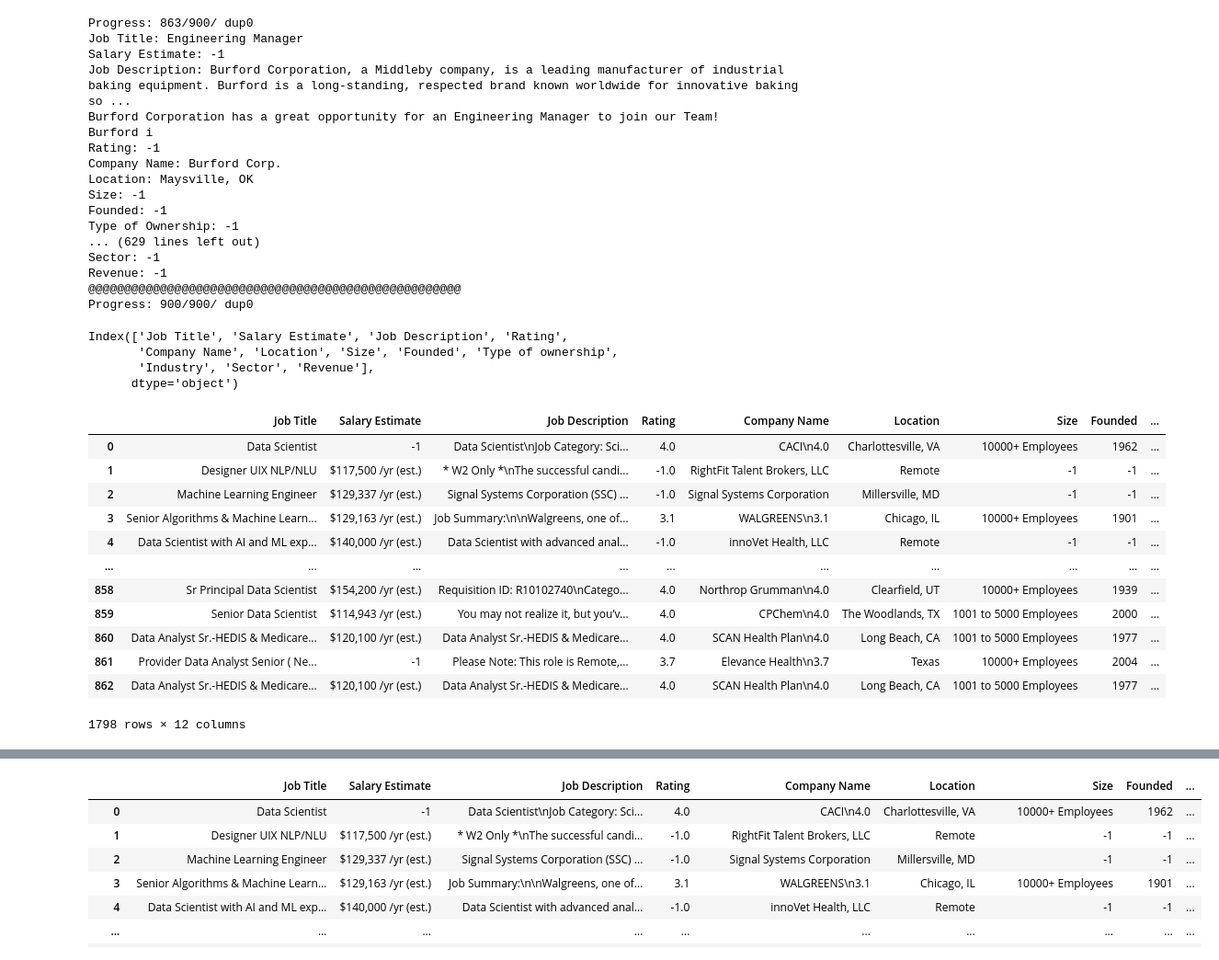
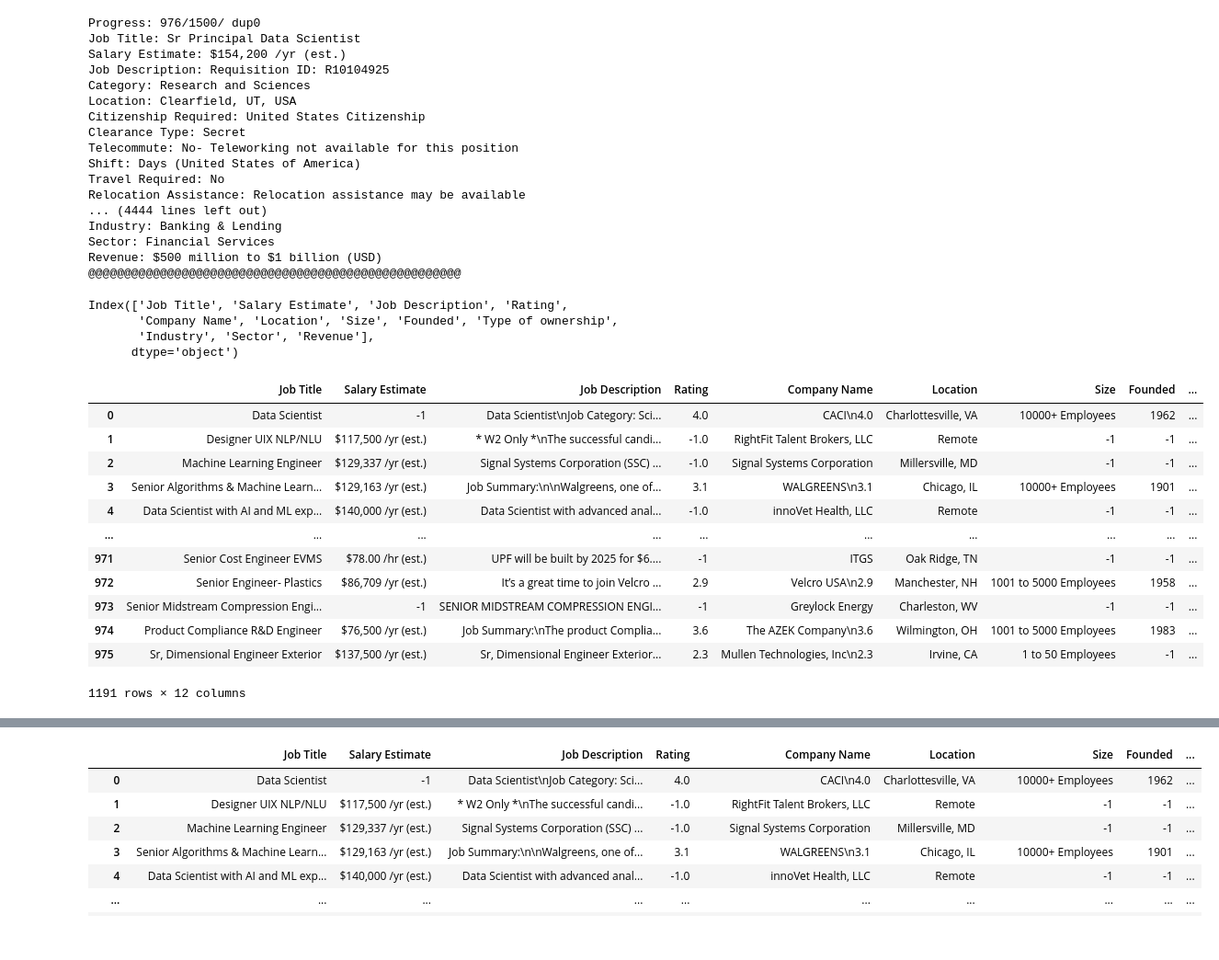
Before and after one commit to wangyf99/GlassDoor_Salary_Prediction, a Jupyter notebook: Just_Scraper_GlassDoor_Salary.ipynb, the cells around one changed output, grey strips where cells are left out. Shown at 92% size. Drawn from its saved outputs; the diff is of its cells as text; code cells hidden in the pictures.

```diff
--- a/Just_Scraper_GlassDoor_Salary.ipynb
+++ b/Just_Scraper_GlassDoor_Salary.ipynb
@@ -22,10 +22,10 @@ jobs = []
 driver = webdriver.Chrome()
 # driver.get("https://www.glassdoor.com/Job/united-states-data-scientist-jobs-SRCH_IL.0,13_IN1_KO14,28_IP7.htm?includeNoSalaryJobs=false")
 
-num_jobs = 900
+num_jobs = 1500
 verbose = True
 dup = 0
-driver.get("https://www.glassdoor.com/Job/data-engineering-jobs-SRCH_KO0,16.htm?clickSource=searchBox")
+driver.get("https://www.glassdoor.com/Job/data-scientist-jobs-SRCH_KO0,14.htm?clickSource=searchBox")
 # driver.get("https://www.glassdoor.com/Job/data-scientist-jobs-SRCH_KO0,14.htm?clickSource=searchBox")
 
 while len(jobs) < num_jobs:  #If true, should be still looking for new jobs.
@@ -226,23 +226,23 @@ while len(jobs) < num_jobs:  #If true, should be still looking for new jobs.
             print("Scraping terminated before reaching target number of jobs. Needed {}, got {}.".format(num_jobs, len(jobs)))
             break
 # %% [output]
-Progress: 863/900/ dup0
-Job Title: Engineering Manager
-Salary Estimate: -1
-Job Description: Burford Corporation, a Middleby company, is a leading manufacturer of industrial baking equipment. Burford is a long-standing, respected brand known worldwide for innovative baking so ...
-Burford Corporation has a great opportunity for an Engineering Manager to join our Team!
-Burford i
-Rating: -1
-Company Name: Burford Corp.
-Location: Maysville, OK
-Size: -1
-Founded: -1
-Type of Ownership: -1
-... (629 lines left out)
-Sector: -1
-Revenue: -1
+Progress: 976/1500/ dup0
+Job Title: Sr Principal Data Scientist
+Salary Estimate: $154,200 /yr (est.)
+Job Description: Requisition ID: R10104925
+Category: Research and Sciences
+Location: Clearfield, UT, USA
+Citizenship Required: United States Citizenship
+Clearance Type: Secret
+Telecommute: No- Teleworking not available for this position
+Shift: Days (United States of America)
+Travel Required: No
+Relocation Assistance: Relocation assistance may be available
+... (4444 lines left out)
+Industry: Banking & Lending
+Sector: Financial Services
+Revenue: $500 million to $1 billion (USD)
 @@@@@@@@@@@@@@@@@@@@@@@@@@@@@@@@@@@@@@@@@@@@@@@@@@@@
-Progress: 900/900/ dup0
 # %%
 first_scrape = jobs
 # first_scrape
@@ -259,18 +259,20 @@ Index(['Job Title', 'Salary Estimate', 'Job Description', 'Rating',
       dtype='object')
 # %%
 new_df = pd.concat([stored_dataframe, newly_scraped], axis=0)
-new_df.drop_duplicates()
+new_df.drop_duplicates(subset=['Job Title',
+       'Company Name', 'Location', 'Size', 'Type of ownership',
+       'Industry', 'Sector', 'Revenue'], keep='last')
 # %% [output]
 |  | Job Title | Salary Estimate | Job Description | Rating | Company Name | Location | Size | Founded | ... |
 | 0 | Data Scientist | -1 | Data Scientist\nJob Category: Sci... | 4.0 | CACI\n4.0 | Charlottesville, VA | 10000+ Employees | 1962 | ... |
 | 1 | Designer UIX NLP/NLU | $117,500 /yr (est.) | * W2 Only *\nThe successful candi... | -1.0 | RightFit Talent Brokers, LLC | Remote | -1 | -1 | ... |
 | 2 | Machine Learning Engineer | $129,337 /yr (est.) | Signal Systems Corporation (SSC) ... | -1.0 | Signal Systems Corporation | Millersville, MD | -1 | -1 | ... |
 | 3 | Senior Algorithms & Machine Learn... | $129,163 /yr (est.) | Job Summary:\n\nWalgreens, one of... | 3.1 | WALGREENS\n3.1 | Chicago, IL | 10000+ Employees | 1901 | ... |
 | 4 | Data Scientist with AI and ML exp... | $140,000 /yr (est.) | Data Scientist with advanced anal... | -1.0 | innoVet Health, LLC | Remote | -1 | -1 | ... |
 | ... | ... | ... | ... | ... | ... | ... | ... | ... | ... |
-| 858 | Sr Principal Data Scientist | $154,200 /yr (est.) | Requisition ID: R10102740\nCatego... | 4.0 | Northrop Grumman\n4.0 | Clearfield, UT | 10000+ Employees | 1939 | ... |
-| 859 | Senior Data Scientist | $114,943 /yr (est.) | You may not realize it, but you’v... | 4.0 | CPChem\n4.0 | The Woodlands, TX | 1001 to 5000 Employees | 2000 | ... |
-| 860 | Data Analyst Sr.-HEDIS & Medicare... | $120,100 /yr (est.) | Data Analyst Sr.-HEDIS & Medicare... | 4.0 | SCAN Health Plan\n4.0 | Long Beach, CA | 1001 to 5000 Employees | 1977 | ... |
-| 861 | Provider Data Analyst Senior ( Ne... | -1 | Please Note: This role is Remote,... | 3.7 | Elevance Health\n3.7 | Texas | 10000+ Employees | 2004 | ... |
-| 862 | Data Analyst Sr.-HEDIS & Medicare... | $120,100 /yr (est.) | Data Analyst Sr.-HEDIS & Medicare... | 4.0 | SCAN Health Plan\n4.0 | Long Beach, CA | 1001 to 5000 Employees | 1977 | ... |
+| 971 | Senior Cost Engineer EVMS | $78.00 /hr (est.) | UPF will be built by 2025 for $6.... | -1 | ITGS | Oak Ridge, TN | -1 | -1 | ... |
+| 972 | Senior Engineer- Plastics | $86,709 /yr (est.) | It’s a great time to join Velcro ... | 2.9 | Velcro USA\n2.9 | Manchester, NH | 1001 to 5000 Employees | 1958 | ... |
+| 973 | Senior Midstream Compression Engi... | -1 | SENIOR MIDSTREAM COMPRESSION ENGI... | -1 | Greylock Energy | Charleston, WV | -1 | -1 | ... |
+| 974 | Product Compliance R&D Engineer | $76,500 /yr (est.) | Job Summary:\nThe product Complia... | 3.6 | The AZEK Company\n3.6 | Wilmington, OH | 1001 to 5000 Employees | 1983 | ... |
+| 975 | Sr, Dimensional Engineer Exterior | $137,500 /yr (est.) | Sr, Dimensional Engineer Exterior... | 2.3 | Mullen Technologies, Inc\n2.3 | Irvine, CA | 1 to 50 Employees | -1 | ... |
-1798 rows × 12 columns
+1191 rows × 12 columns
```
Also changed, not shown: parts of 8 cells of this notebook, 1 other file.
